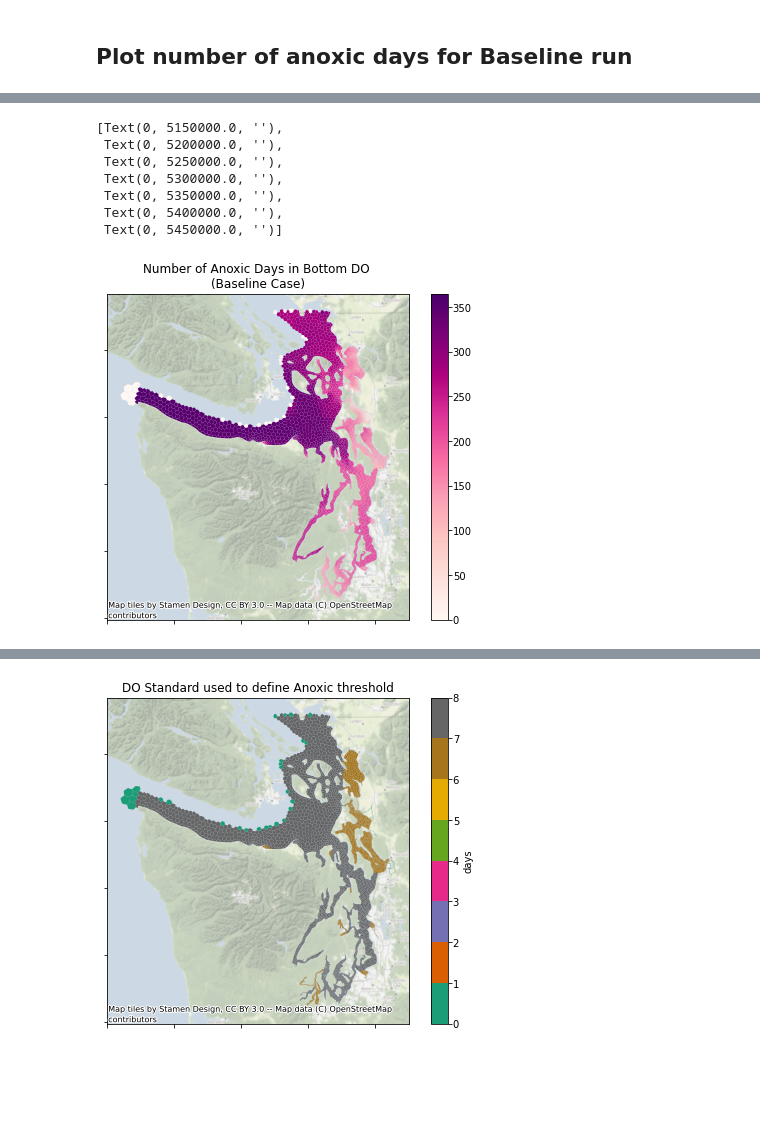
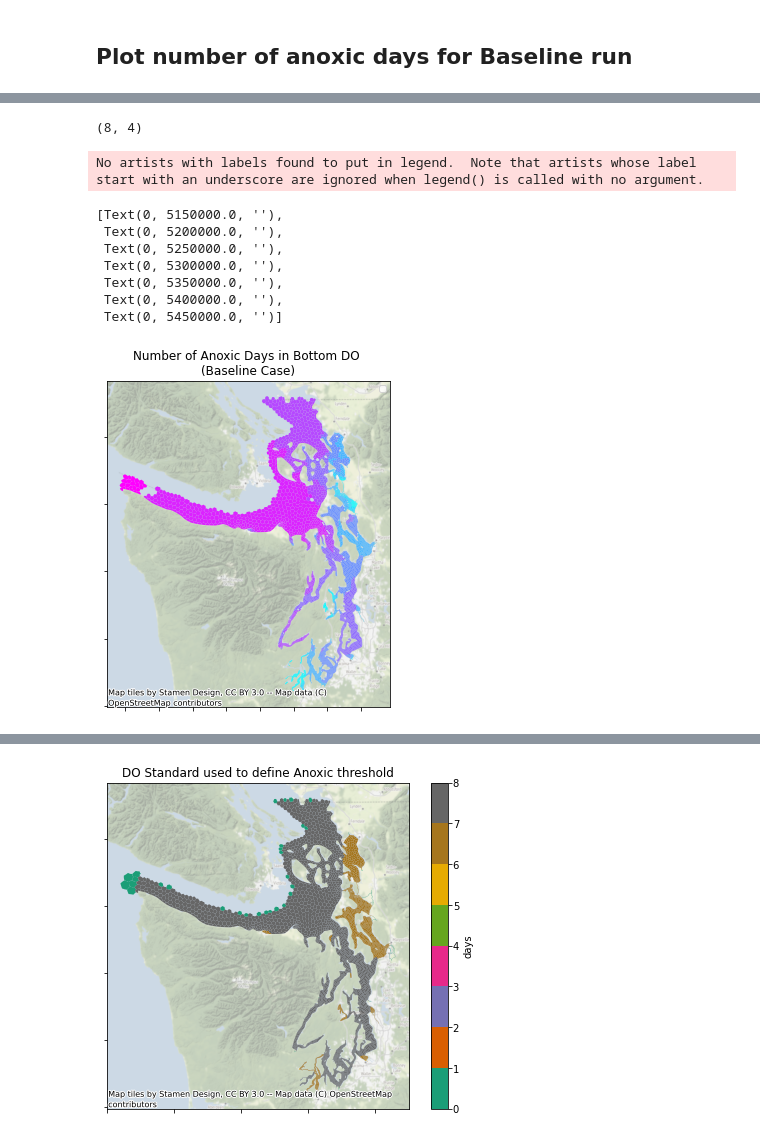
Before and after one commit to UW-PSI/SalishSeaModel-analysis, a Jupyter notebook: notebooks/dev_days_exceedence.ipynb, the cells around one changed output, grey strips where cells are left out. Saved outputs shown, nothing was run; the diff lists cells and outputs as text; code cells hidden in the pictures; blank space fills up the shorter version.

```diff
--- a/notebooks/dev_days_exceedence.ipynb
+++ b/notebooks/dev_days_exceedence.ipynb
@@ -151,0 +196,6 @@ plt.savefig(pathlib.Path(ssm['paths']['graphics'])/'AnoxDaysDiff'/'Baseline_anox
+# %%
+Anoxic={}
+for run_type in dir_list:
+    print(run_type)
+    Anoxic[run_type] = MinBottDO[run_type]<=DO_thresh2D.transpose() #361x7494 (nodes x time)
+    AnoxicDays[run_type]=Anoxic[run_type].sum(axis=0) #7494 (nodes)
@@ -257,0 +322,8 @@ findfont: Font family ['arial'] not found. Falling back to DejaVu Sans.
+# %%
+interval={}
+gdf_anoxicDays={}
+for ii in np.arange(0,365,50):
+    print(f'{ii},{ii+50-1}')
+    interval[f'{ii}-{ii+50-1}']=(AnoxicDays['wqm_baseline']>ii) & (AnoxicDays['wqm_baseline']<ii+50)
+    gdf_anoxicDays[f'{ii}-{ii+50-1}']=gdf[interval[f'{ii}-{ii+50-1}'].values]
+# vals=(AnoxicDays['wqm_baseline']<250)
@@ -257,0 +339,5 @@ findfont: Font family ['arial'] not found. Falling back to DejaVu Sans.
+# %%
+cool =  mpl.cm.get_cmap('cool', 8)
+# %%
+c_arr=cool(range(8))
+c_arr
@@ -258,34 +353,44 @@ findfont: Font family ['arial'] not found. Falling back to DejaVu Sans.
+# %%
+c_arr.shape
+# %% [output]
+(8, 4)
 # %%
 fig_title = f"Number of Anoxic Days in Bottom DO \n(Baseline Case)"
 graphics_name = f"AnoxDays_Baseline.png"
 gdf_col_name=f"days_anoxic_baseline"
 # add differences in anoxic days to geodataframe
-gdf[gdf_col_name]=AnoxicDays['wqm_baseline']
+#gdf[gdf_col_name]=AnoxicDays['wqm_baseline']
 # plot differences for each run
 fig, axs = plt.subplots(1,1, figsize = (8,6))
-gdf.plot("days_anoxic_baseline", ax=axs, legend=True,vmin=0,vmax=365,cmap='RdPu')
+for idx,ii in enumerate(np.arange(0,365,50)):
+    gdf_anoxicDays[f'{ii}-{ii+50-1}'].plot(ax=axs,
+                                           legend=True,
+                                           color=c_arr[idx,:],
+                                           label=f'{ii}-{ii+50-1}')
+plt.legend()
 cx.add_basemap(axs, crs=gdf.crs,alpha=.5)
 # Zoom into Bbay so we can actualy see overlap
 #axs.set_ylim(5.37e6,5.42e6)
 #axs.set_xlim(5e5,5.4e5)
 #xlabels=axs.get_xticklabels()
 axs.set_title(fig_title)
 axs.set_xticklabels('')
 axs.set_yticklabels('')
 # Get colourbar from second axis
 #colorbar = axs.get_figure().get_axes()[1]
 #colorbar.set_ylabel('days')
 #plt.savefig(pathlib.Path(ssm['paths']['graphics'])/'AnoxDaysDiff'/graphics_name,
 #            bbox_inches='tight',format='png')
 # %% [output]
-[Text(0, 5150000.0, ''),
- Text(0, 5200000.0, ''),
- Text(0, 5250000.0, ''),
- Text(0, 5300000.0, ''),
- Text(0, 5350000.0, ''),
- Text(0, 5400000.0, ''),
- Text(0, 5450000.0, '')]
+No artists with labels found to put in legend.  Note that artists whose label start with an underscore are ignored when legend() is called with no argument.
+[Text(0, 5150000.0, ''),
+ Text(0, 5200000.0, ''),
+ Text(0, 5250000.0, ''),
+ Text(0, 5300000.0, ''),
+ Text(0, 5350000.0, ''),
+ Text(0, 5400000.0, ''),
+ Text(0, 5450000.0, '')]
-[figure, old version]
+[figure, new version]
 # %%
 np.median(AnoxicDays['wqm_baseline'])
 # %% [output]
```
Also changed, not shown: parts of 35 cells of this notebook.
